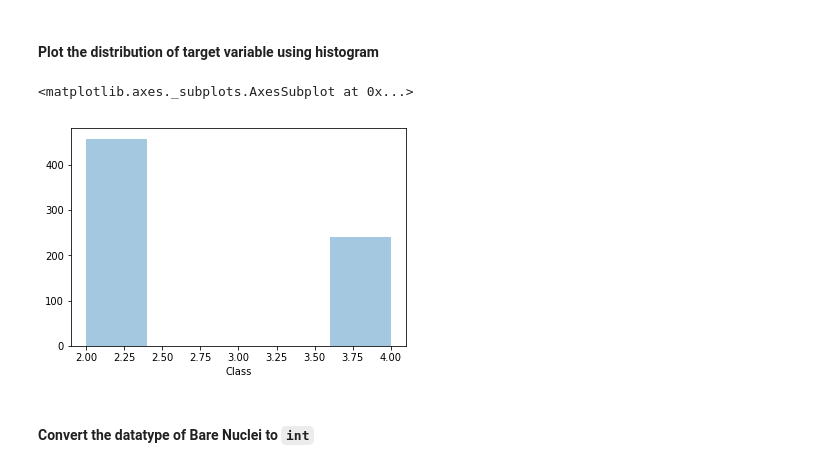
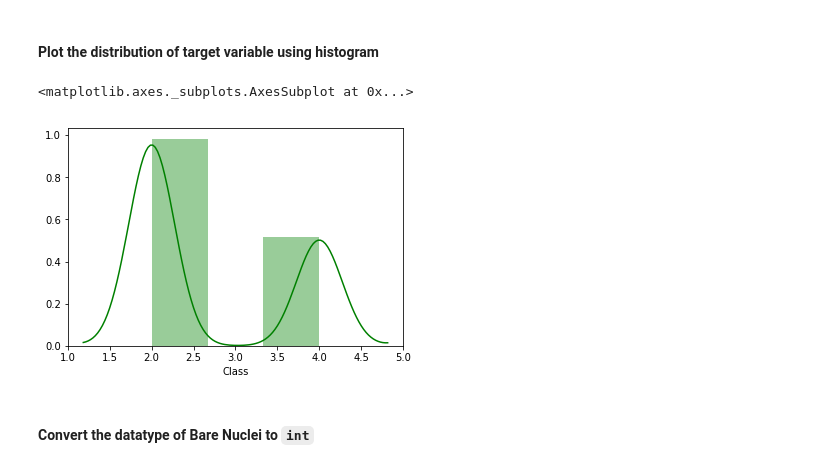
Before and after one commit to GreatLearningAIML1/bangalore-aug19-batch-Nishamol, a Jupyter notebook: R2_Internal_Lab_Questions.ipynb, the cells around one changed output. Drawn from its saved outputs; the diff is of its cells as text; code cells hidden in the pictures.

```diff
--- a/R2_Internal_Lab_Questions.ipynb
+++ b/R2_Internal_Lab_Questions.ipynb
@@ -316,10 +327,10 @@ Name: Class, dtype: int64
 #### Plot the distribution of target variable using histogram
 # %%
 import seaborn as sns
-sns.distplot(BC_df['Class'],hist=True,kde = False)
+sns.distplot(BC_df['Class'],hist=True,kde = True,bins = 3,color = "green")  #Plotting histogram along with KDE smooth curve.
 # %% [output]
 <matplotlib.axes._subplots.AxesSubplot at 0x...>
-[figure, old version]
+[figure, new version]
 # %% [markdown]
 #### Convert the datatype of Bare Nuclei to `int`
 # %%
```
Also changed, not shown: parts of 32 cells of this notebook, 2 other files.
